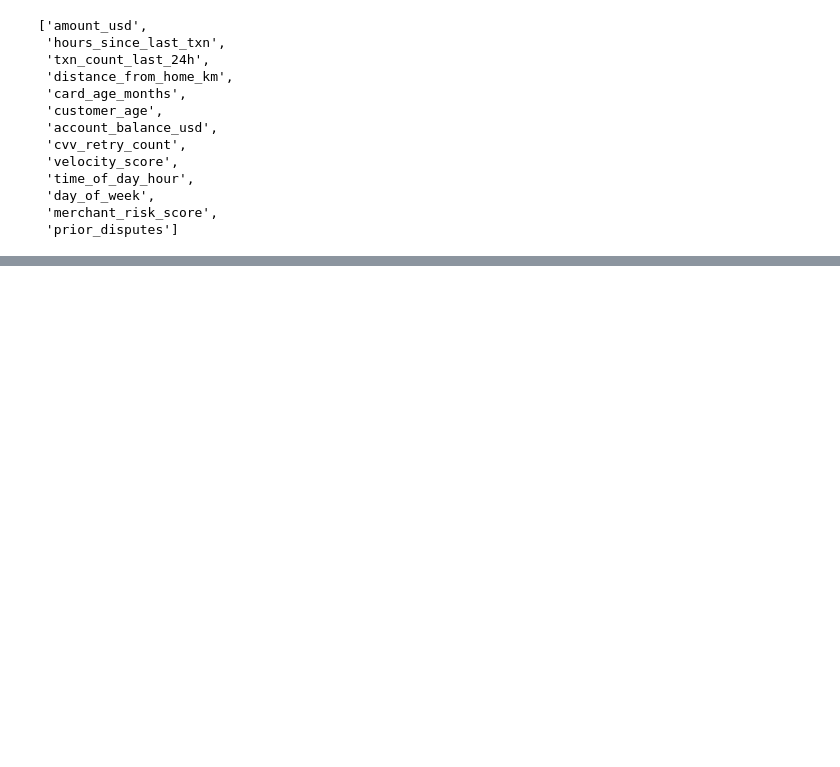
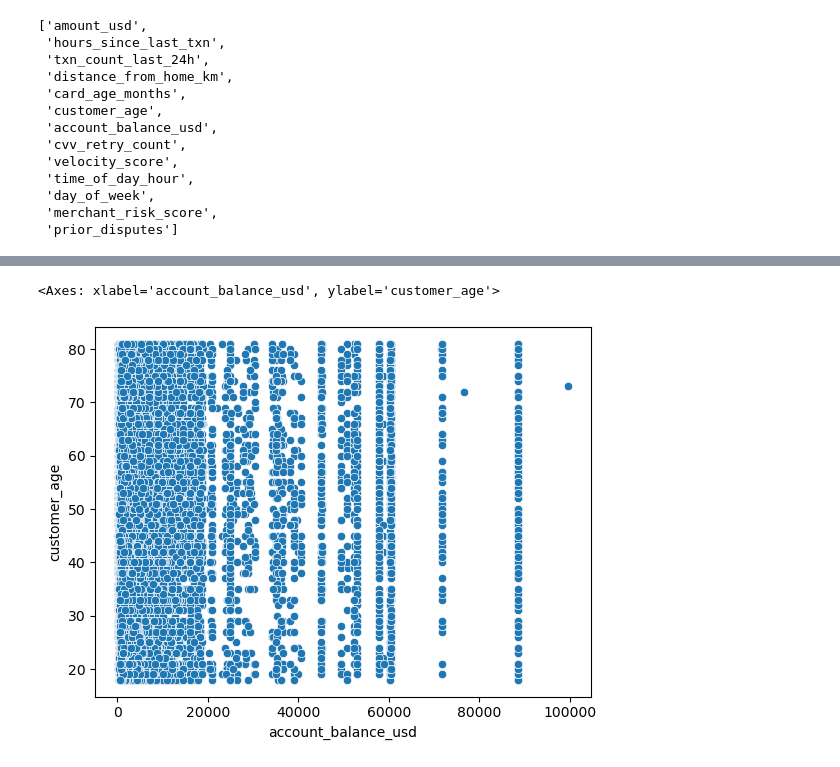
Before and after one commit to ShankTesla/Credit-Card-Fraud-Detection, a Jupyter notebook: notebooks/1.2.-data-cleaning.ipynb, the cells around one changed output, grey strips where cells are left out. Cells and saved outputs as stored; diff of their text form; code cells hidden in the pictures; blank space fills up the shorter version.

```diff
--- a/notebooks/1.2.-data-cleaning.ipynb
+++ b/notebooks/1.2.-data-cleaning.ipynb
@@ -123,0 +201,6 @@ Name: amount_usd, Length: 699960, dtype: float64
+# %%
+# balance vs age
+sns.scatterplot(data=train_df, x="account_balance_usd", y="customer_age")
+# %% [output]
+<Axes: xlabel='account_balance_usd', ylabel='customer_age'>
+[figure, added]
```
Also changed, not shown: parts of 16 cells of this notebook.
